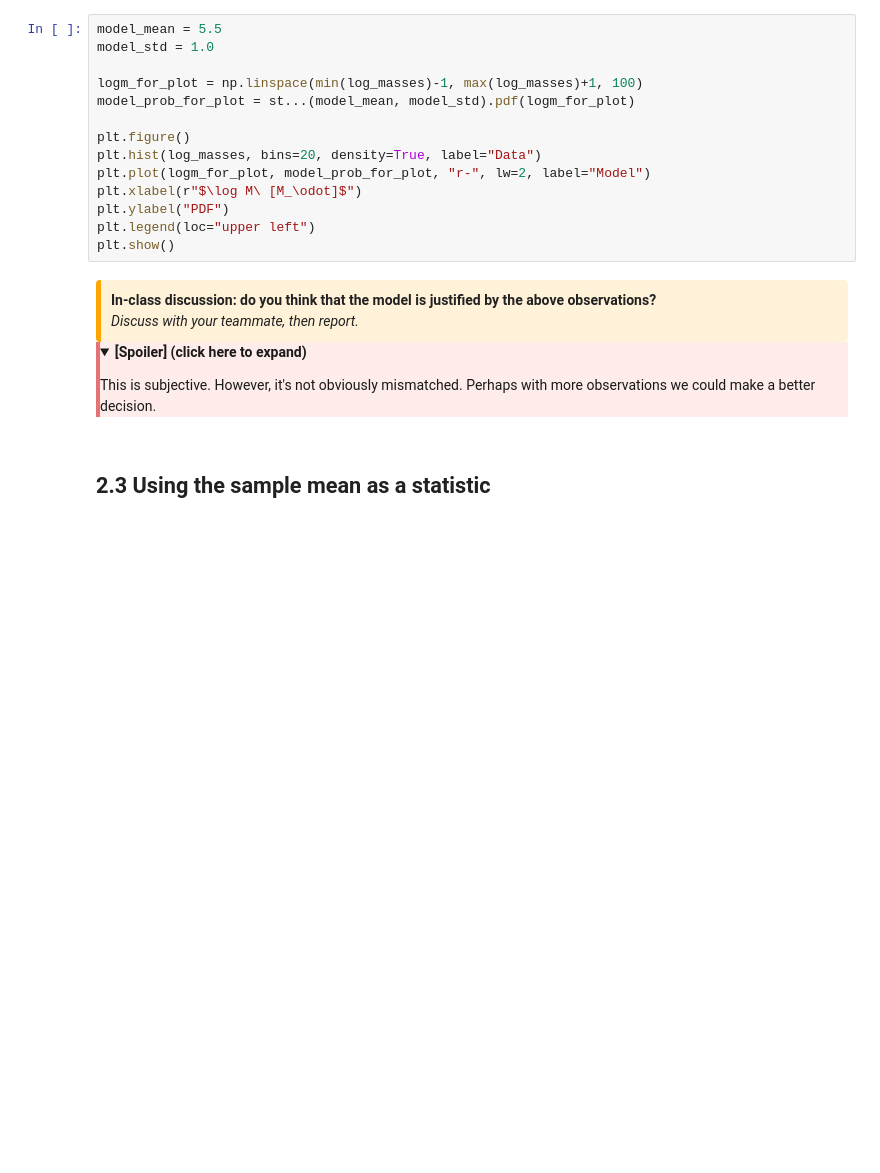
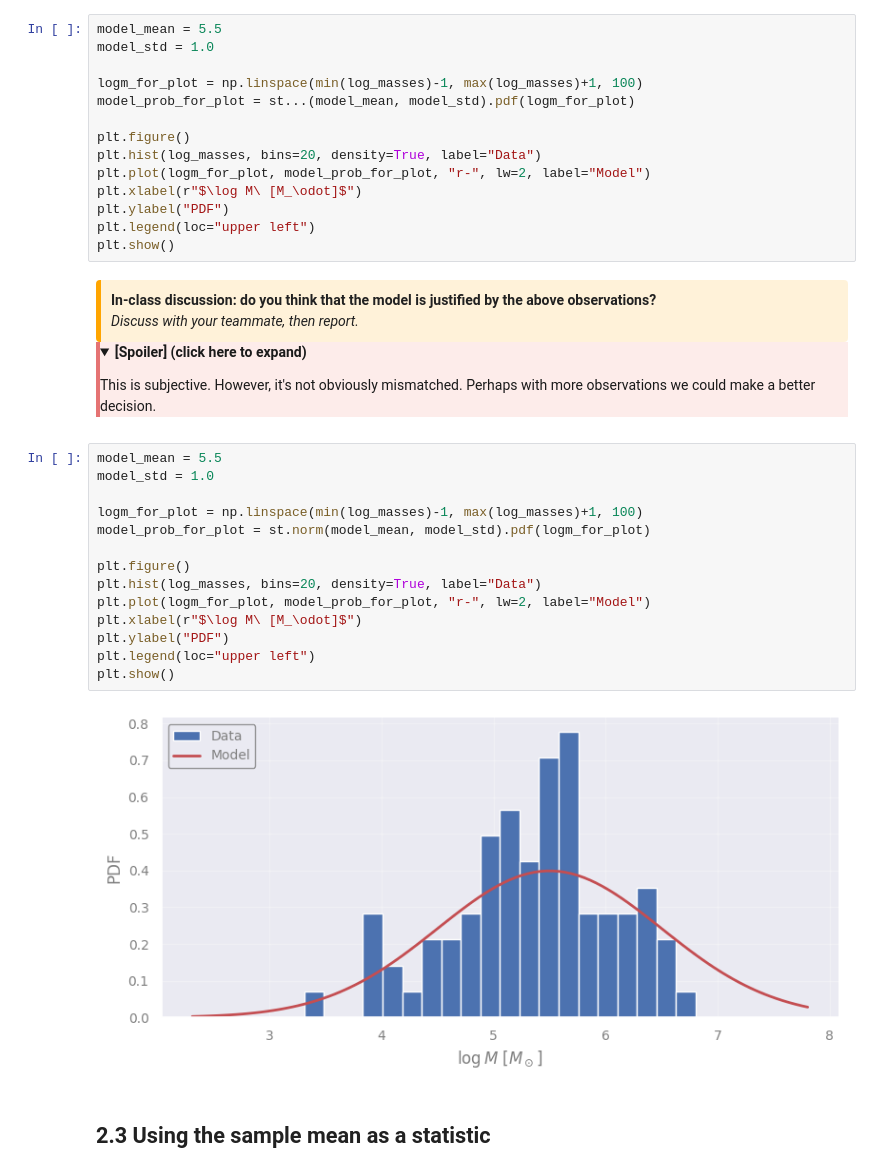
Before and after one commit to AstroStat-Academy/astrostat-school-8, a Jupyter notebook: Hypothesis_Testing/Hypothesis_Testing.ipynb, the cells around one changed output. Saved outputs shown, nothing was run; the diff lists cells and outputs as text; folded sections open; blank space fills up the shorter version.

```diff
--- a/Hypothesis_Testing/Hypothesis_Testing.ipynb
+++ b/Hypothesis_Testing/Hypothesis_Testing.ipynb
@@ -242,6 +278,22 @@ This is subjective. However, it's not obviously mismatched. Perhaps with more ob
 </details>
 
 </div>
+# %%
+model_mean = 5.5
+model_std = 1.0
+
+logm_for_plot = np.linspace(min(log_masses)-1, max(log_masses)+1, 100)
+model_prob_for_plot = st.norm(model_mean, model_std).pdf(logm_for_plot)
+
+plt.figure()
+plt.hist(log_masses, bins=20, density=True, label="Data")
+plt.plot(logm_for_plot, model_prob_for_plot, "r-", lw=2, label="Model")
+plt.xlabel(r"$\log M\ [M_\odot]$")
+plt.ylabel("PDF")
+plt.legend(loc="upper left")
+plt.show()
+# %% [output]
+[figure, added]
 # %% [markdown]
 ## 2.3 Using the sample mean as a statistic
 # %%
```
Also changed, not shown: parts of 22 cells of this notebook, 1 other file.
